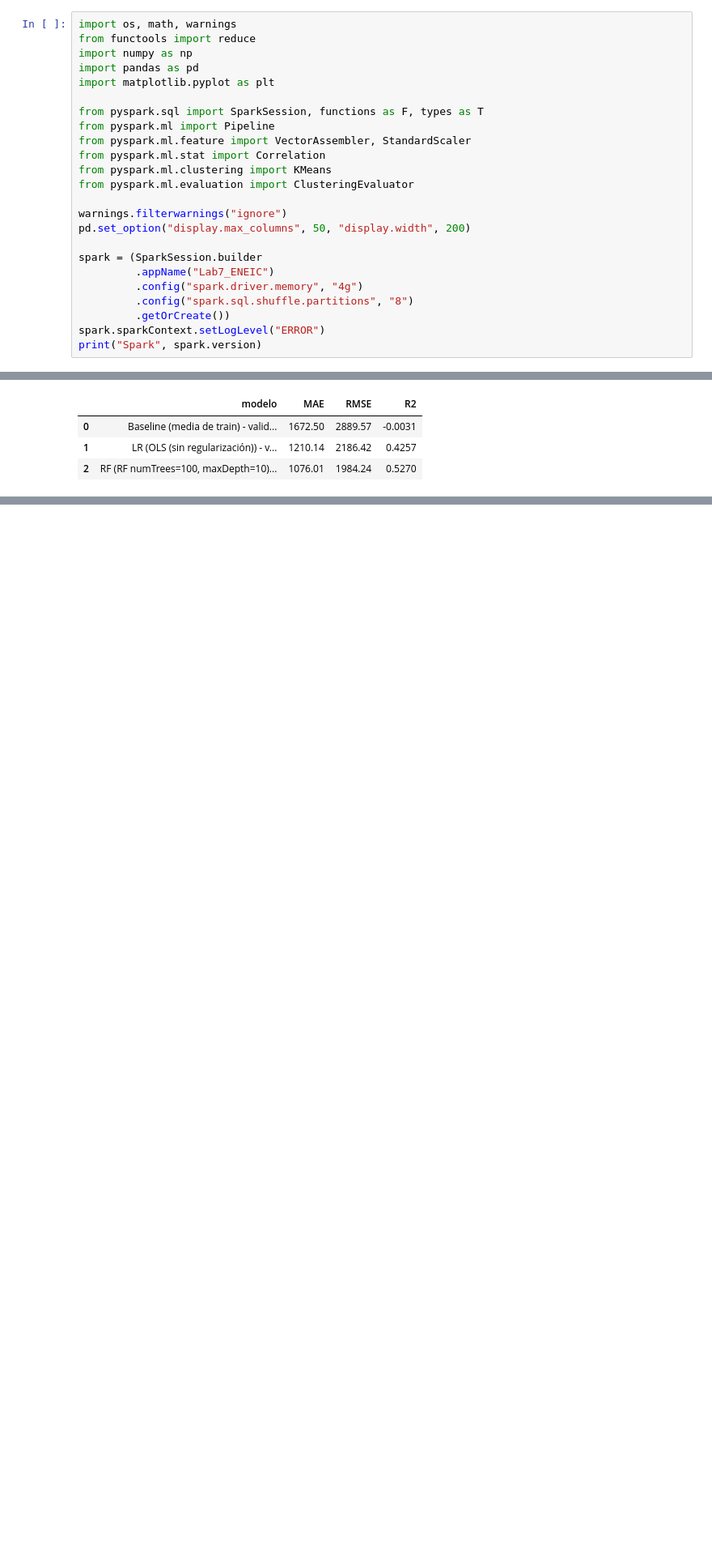
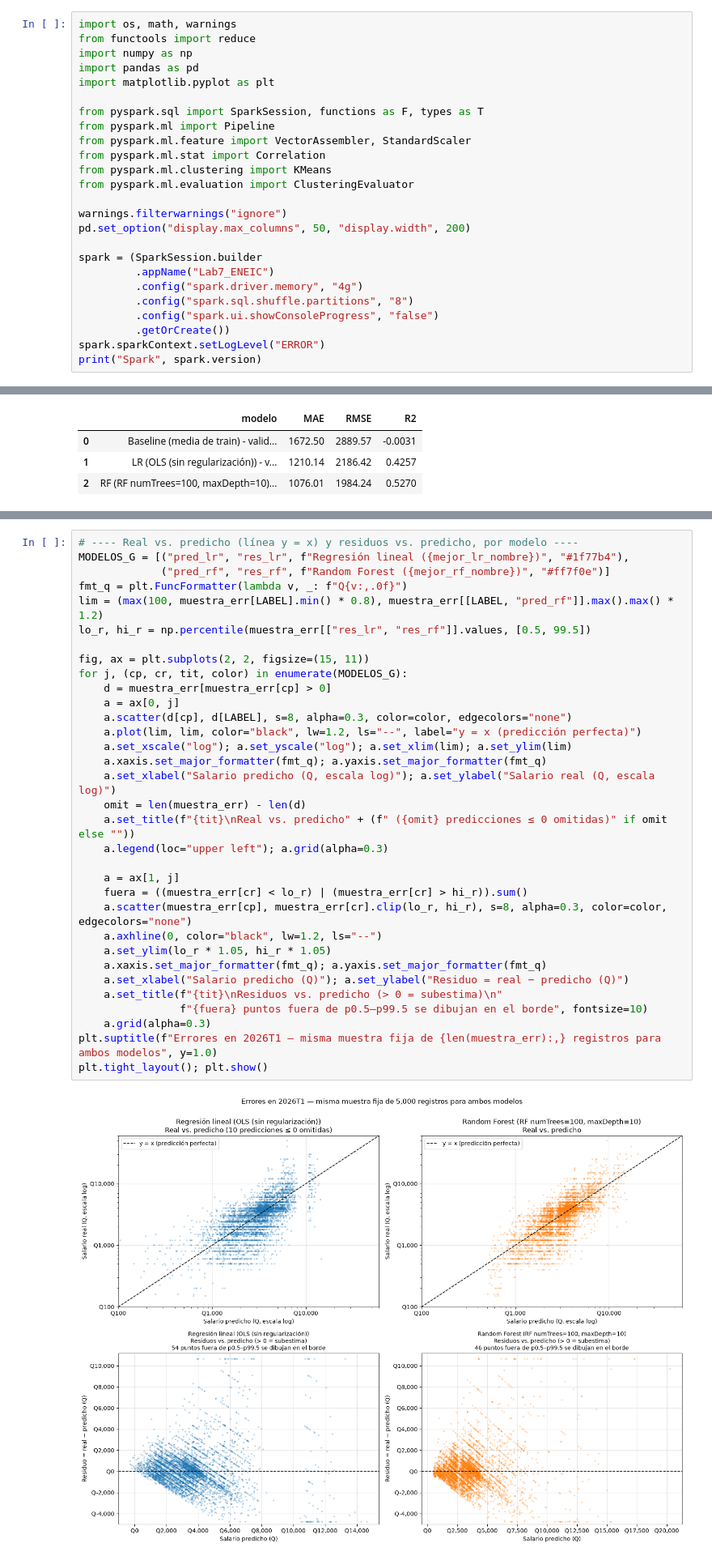
Before and after one commit to Zacatac23/Laboratorio-7-Spark, a Jupyter notebook: Laboratorio7_Avance_SparkMLlib.ipynb, the cells around one changed output, grey strips where cells are left out. Shown at 81% size. Saved outputs shown, nothing was run; the diff lists cells and outputs as text; blank space fills up the shorter version.

Commit message:
feat: Ejercicios 7 y 8 - prueba 2026T1, analisis de errores y cierre

```diff
--- a/Laboratorio7_Avance_SparkMLlib.ipynb
+++ b/Laboratorio7_Avance_SparkMLlib.ipynb
@@ -54,6 +52,7 @@ spark = (SparkSession.builder
          .appName("Lab7_ENEIC")
          .config("spark.driver.memory", "4g")
          .config("spark.sql.shuffle.partitions", "8")
+         .config("spark.ui.showConsoleProgress", "false")
          .getOrCreate())
 spark.sparkContext.setLogLevel("ERROR")
 print("Spark", spark.version)
@@ -1128,0 +1276,35 @@ pd.DataFrame(resultados_modelos)
+# %%
+# ---- Real vs. predicho (línea y = x) y residuos vs. predicho, por modelo ----
+MODELOS_G = [("pred_lr", "res_lr", f"Regresión lineal ({mejor_lr_nombre})", "#1f77b4"),
+             ("pred_rf", "res_rf", f"Random Forest ({mejor_rf_nombre})", "#ff7f0e")]
+fmt_q = plt.FuncFormatter(lambda v, _: f"Q{v:,.0f}")
+lim = (max(100, muestra_err[LABEL].min() * 0.8), muestra_err[[LABEL, "pred_rf"]].max().max() * 1.2)
+lo_r, hi_r = np.percentile(muestra_err[["res_lr", "res_rf"]].values, [0.5, 99.5])
+
+fig, ax = plt.subplots(2, 2, figsize=(15, 11))
+for j, (cp, cr, tit, color) in enumerate(MODELOS_G):
+    d = muestra_err[muestra_err[cp] > 0]
+    a = ax[0, j]
+    a.scatter(d[cp], d[LABEL], s=8, alpha=0.3, color=color, edgecolors="none")
+    a.plot(lim, lim, color="black", lw=1.2, ls="--", label="y = x (predicción perfecta)")
+    a.set_xscale("log"); a.set_yscale("log"); a.set_xlim(lim); a.set_ylim(lim)
+    a.xaxis.set_major_formatter(fmt_q); a.yaxis.set_major_formatter(fmt_q)
+    a.set_xlabel("Salario predicho (Q, escala log)"); a.set_ylabel("Salario real (Q, escala log)")
+    omit = len(muestra_err) - len(d)
+    a.set_title(f"{tit}\nReal vs. predicho" + (f" ({omit} predicciones ≤ 0 omitidas)" if omit else ""))
+    a.legend(loc="upper left"); a.grid(alpha=0.3)
+
+    a = ax[1, j]
+    fuera = ((muestra_err[cr] < lo_r) | (muestra_err[cr] > hi_r)).sum()
+    a.scatter(muestra_err[cp], muestra_err[cr].clip(lo_r, hi_r), s=8, alpha=0.3, color=color, edgecolors="none")
+    a.axhline(0, color="black", lw=1.2, ls="--")
+    a.set_ylim(lo_r * 1.05, hi_r * 1.05)
+    a.xaxis.set_major_formatter(fmt_q); a.yaxis.set_major_formatter(fmt_q)
+    a.set_xlabel("Salario predicho (Q)"); a.set_ylabel("Residuo = real − predicho (Q)")
+    a.set_title(f"{tit}\nResiduos vs. predicho (> 0 = subestima)\n"
+                f"{fuera} puntos fuera de p0.5–p99.5 se dibujan en el borde", fontsize=10)
+    a.grid(alpha=0.3)
+plt.suptitle(f"Errores en 2026T1 — misma muestra fija de {len(muestra_err):,} registros para ambos modelos", y=1.0)
+plt.tight_layout(); plt.show()
+# %% [output]
+[figure, added]
```
Also changed, not shown: parts of 18 cells of this notebook, 1 other file.
